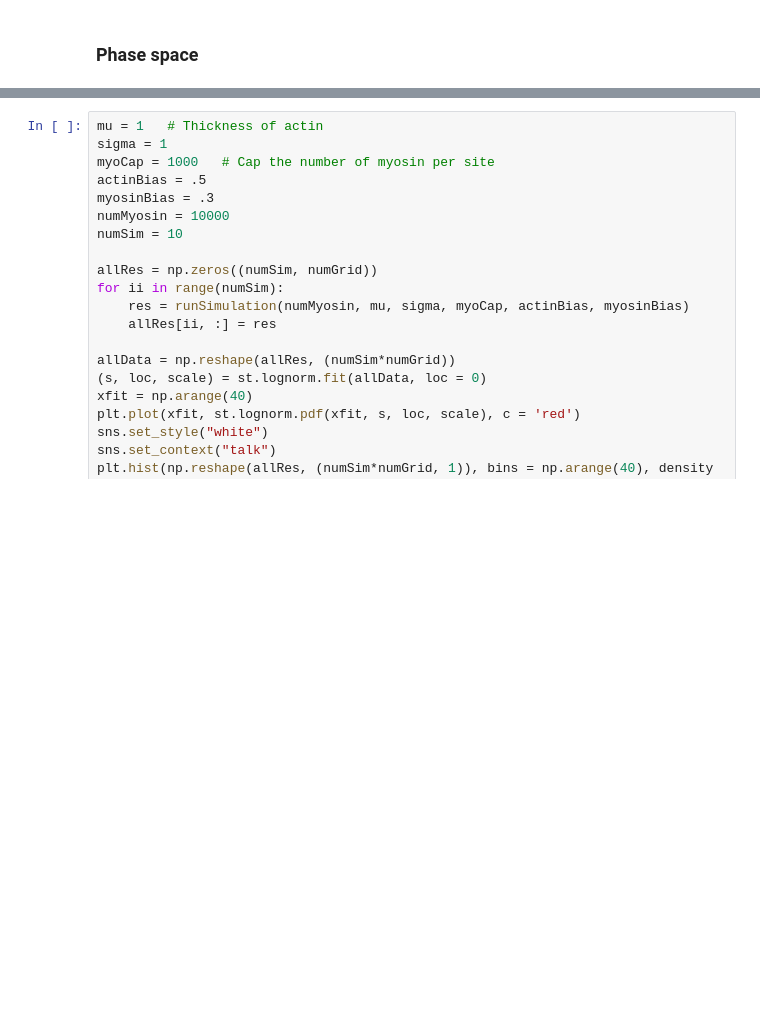
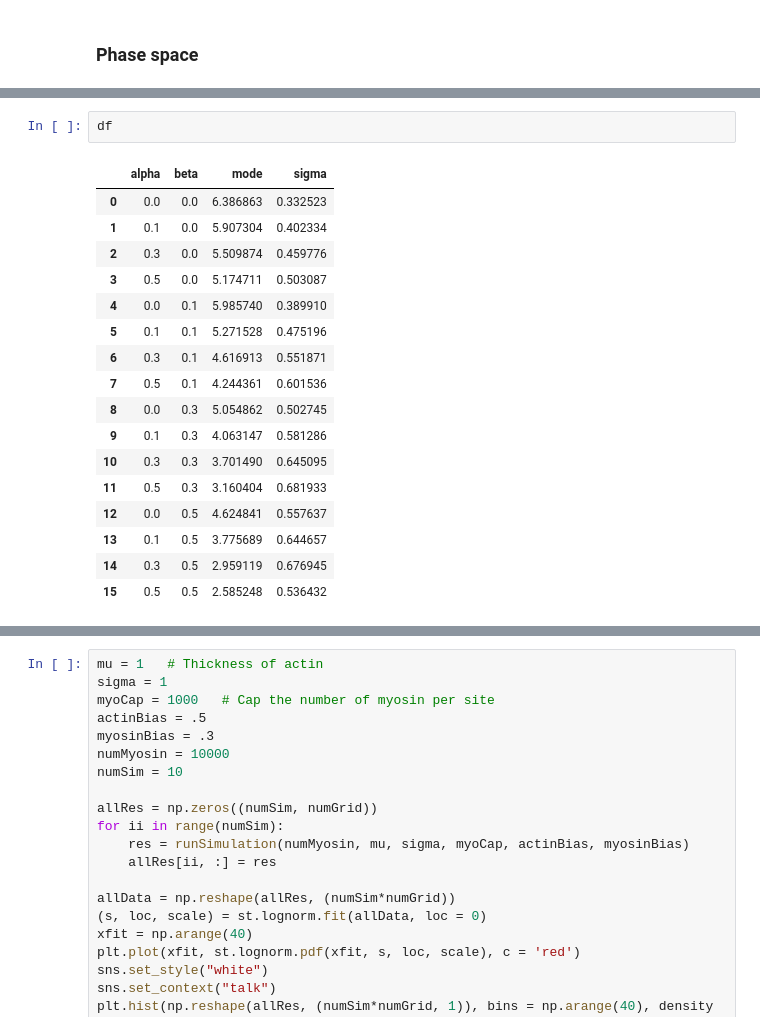
Before and after one commit to WHChou/Myosin-cluster-simulation, a Jupyter notebook: MyosinBinding_v2.ipynb, the cells around one changed output, grey strips where cells are left out. Cells and saved outputs as stored; diff of their text form; blank space fills up the shorter version.

```diff
--- a/MyosinBinding_v2.ipynb
+++ b/MyosinBinding_v2.ipynb
@@ -636,3 +647,23 @@ for ii in range(len(actinBiasVal)):
 #plt.legend()
 #plt.tight_layout()
 #plt.savefig("myosinBinding_histogramComp_acBias_0_mu_1_sigma_1_myoBiasComp.png", dpi = 300)
+# %%
+df
+# %% [output]
+|  | alpha | beta | mode | sigma |
+| 0 | 0.0 | 0.0 | 6.386863 | 0.332523 |
+| 1 | 0.1 | 0.0 | 5.907304 | 0.402334 |
+| 2 | 0.3 | 0.0 | 5.509874 | 0.459776 |
+| 3 | 0.5 | 0.0 | 5.174711 | 0.503087 |
+| 4 | 0.0 | 0.1 | 5.985740 | 0.389910 |
+| 5 | 0.1 | 0.1 | 5.271528 | 0.475196 |
+| 6 | 0.3 | 0.1 | 4.616913 | 0.551871 |
+| 7 | 0.5 | 0.1 | 4.244361 | 0.601536 |
+| 8 | 0.0 | 0.3 | 5.054862 | 0.502745 |
+| 9 | 0.1 | 0.3 | 4.063147 | 0.581286 |
+| 10 | 0.3 | 0.3 | 3.701490 | 0.645095 |
+| 11 | 0.5 | 0.3 | 3.160404 | 0.681933 |
+| 12 | 0.0 | 0.5 | 4.624841 | 0.557637 |
+| 13 | 0.1 | 0.5 | 3.775689 | 0.644657 |
+| 14 | 0.3 | 0.5 | 2.959119 | 0.676945 |
+| 15 | 0.5 | 0.5 | 2.585248 | 0.536432 |
```
Also changed, not shown: parts of 6 cells of this notebook, 1 other file.
